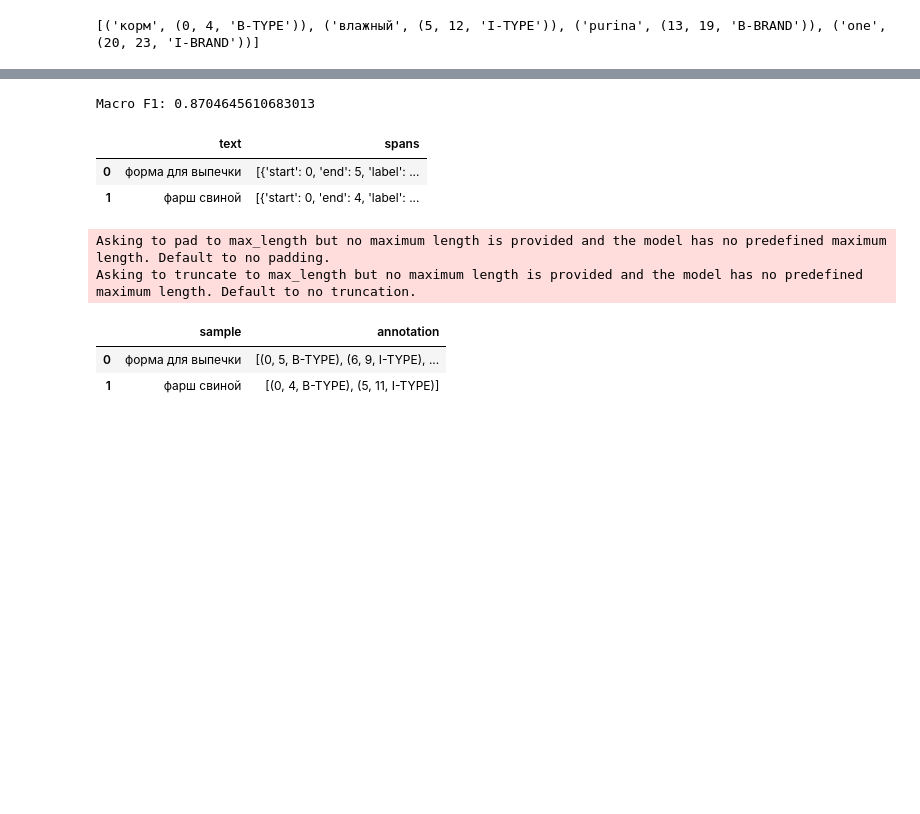
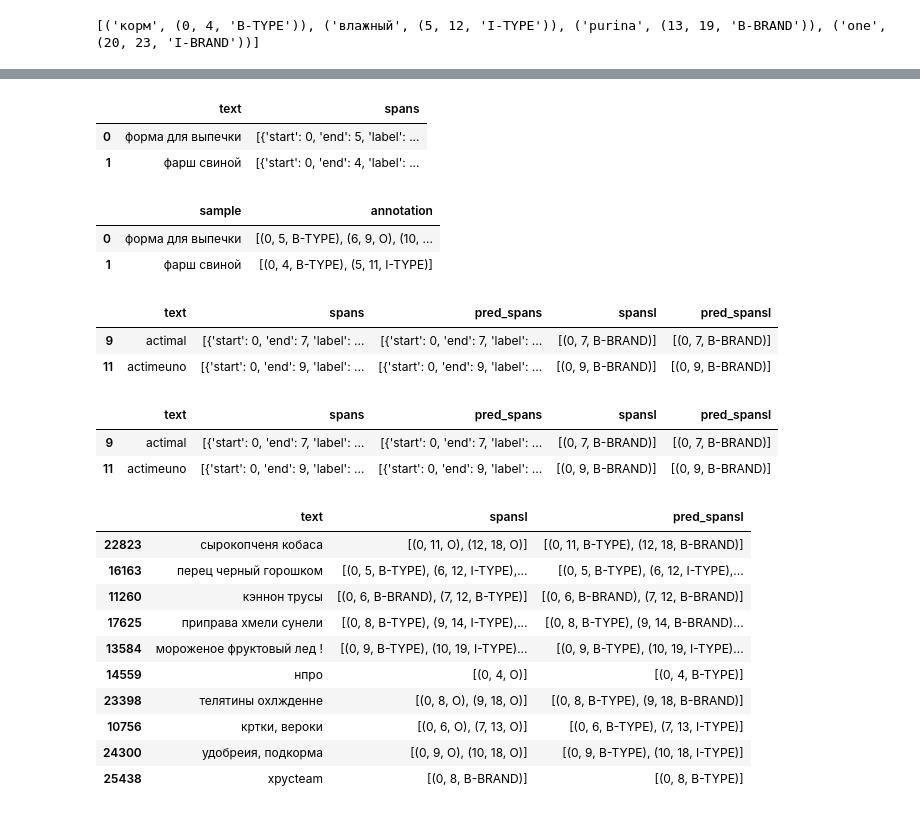
Before and after one commit to GZakala/hack-x5, a Jupyter notebook: research/ner_bert.ipynb, the cells around one changed output, grey strips where cells are left out. Drawn from its saved outputs; the diff is of its cells as text; code cells hidden in the pictures; blank space fills up the shorter version.

```diff
--- a/research/ner_bert.ipynb
+++ b/research/ner_bert.ipynb
@@ -450,6 +445,7 @@ l_model, l_tokenizer = load_model()
 # %% [output]
 ✅ Model loaded from ../models
 # %%
+model = model.to('cuda')
 # пример использования
 def predict(text: str):
     text = text.replace("\xa0", " ")
@@ -468,7 +464,11 @@ def predict(text: str):
     is_numeric = torch.tensor([is_numeric])
 
     with torch.no_grad():
-        logits = model(input_ids=input_ids, attention_mask=attention_mask, is_numeric=is_numeric)['logits'].argmax(dim=-1)[0].cpu().numpy()
+        logits = model(
+            input_ids=input_ids.to('cuda'),
+            attention_mask=attention_mask.to('cuda'),
+            is_numeric=is_numeric.to('cuda'),
+        )['logits'].argmax(dim=-1)[0].cpu().numpy()
     tokens = tokenizer.convert_ids_to_tokens(enc["input_ids"][0])
 
     return logits, offsets, tokens
@@ -577,5 +515,0 @@ text_true_bio = [
-# %%
-score = compute_macro_f1(text_true_bio, [[s[1] for s in spans] for spans in text_pred_bio])
-print("Macro F1:", score)
-# %% [output]
-Macro F1: 0.8704645610683013
@@ -590,21 +518,24 @@ sdf = pd.read_csv('../data/submission.csv', sep=';')
 sdf.columns = ['text', 'spans']
 sdf['spans'] = sdf['spans'].apply(lambda x: [{'start': span[0], 'end': span[1], 'label': span[2].replace('0', 'O')} for span in ast.literal_eval(x)])
 sdf = sdf.iloc[[i for i, s in enumerate(sdf['spans'].values) if s[0]['start'] == 0]]
+sdf.head(2)
+# %% [output]
+|  | text | spans |
+| 0 | форма для выпечки | [{'start': 0, 'end': 5, 'label': ... |
+| 1 | фарш свиной | [{'start': 0, 'end': 4, 'label': ... |
-# %%
-sdf.head(2)
-# %% [output]
-|  | text | spans |
-| 0 | форма для выпечки | [{'start': 0, 'end': 5, 'label': ... |
-| 1 | фарш свиной | [{'start': 0, 'end': 4, 'label': ... |
 # %%
 texts = sdf['text'].tolist()
 s_text_pred_bio = []
-for text in tqdm(texts):
+for text in tqdm(texts, desc='Pred'):
     logits, offsets, tokens = predict(text)
     bio = decode_predictions(text, offsets, logits)
     s_text_pred_bio.append(bio)
-# %% [output]
-Asking to pad to max_length but no maximum length is provided and the model has no predefined maximum length. Default to no padding.
-Asking to truncate to max_length but no maximum length is provided and the model has no predefined maximum length. Default to no truncation.
 # %%
-sbio = [[s[1] for s in spans] for spans in s_text_pred_bio]
+sdf['annotation'] = [[s[1] for s in spans] for spans in s_text_pred_bio]
+sdf = sdf.rename(columns={'text': 'sample'}).drop(columns='spans')
+sdf.to_csv('../data/test.csv', sep=';', index=False)
+sdf.head(2)
+# %% [output]
+|  | sample | annotation |
+| 0 | форма для выпечки | [(0, 5, B-TYPE), (6, 9, O), (10, ... |
+| 1 | фарш свиной | [(0, 4, B-TYPE), (5, 11, I-TYPE)] |
@@ -615,6 +541,0 @@ sdf = sdf.rename(columns={'text': 'sample'}).drop(columns='spans')
-# %%
-sdf.head(2)
-# %% [output]
-|  | sample | annotation |
-| 0 | форма для выпечки | [(0, 5, B-TYPE), (6, 9, I-TYPE), ... |
-| 1 | фарш свиной | [(0, 4, B-TYPE), (5, 11, I-TYPE)] |
@@ -622,0 +602,32 @@ sdf.to_csv('../data/test.csv', sep=';', index=False)
+# %%
+test_df['pred_spans'] = [
+    [{'start': span[0], 'end': span[1], 'label': span[2]} for _, span in items]
+    for items in text_pred_bio
+]
+test_df.head(2)
+# %% [output]
+|  | text | spans | pred_spans | spansl | pred_spansl |
+| 9 | actimal | [{'start': 0, 'end': 7, 'label': ... | [{'start': 0, 'end': 7, 'label': ... | [(0, 7, B-BRAND)] | [(0, 7, B-BRAND)] |
+| 11 | actimeuno | [{'start': 0, 'end': 9, 'label': ... | [{'start': 0, 'end': 9, 'label': ... | [(0, 9, B-BRAND)] | [(0, 9, B-BRAND)] |
+# %%
+test_df['spansl'] = test_df['spans'].apply(lambda spans: [(s['start'], s['end'], s['label']) for s in spans])
+test_df['pred_spansl'] = test_df['pred_spans'].apply(lambda spans: [(s['start'], s['end'], s['label']) for s in spans])
+test_df.head(2)
+# %% [output]
+|  | text | spans | pred_spans | spansl | pred_spansl |
+| 9 | actimal | [{'start': 0, 'end': 7, 'label': ... | [{'start': 0, 'end': 7, 'label': ... | [(0, 7, B-BRAND)] | [(0, 7, B-BRAND)] |
+| 11 | actimeuno | [{'start': 0, 'end': 9, 'label': ... | [{'start': 0, 'end': 9, 'label': ... | [(0, 9, B-BRAND)] | [(0, 9, B-BRAND)] |
+# %%
+test_df[test_df['spansl'] != test_df['pred_spansl']].sample(10)[['text', 'spansl', 'pred_spansl']]
+# %% [output]
+|  | text | spansl | pred_spansl |
+| 22823 | сырокопченя кобаса | [(0, 11, O), (12, 18, O)] | [(0, 11, B-TYPE), (12, 18, B-BRAND)] |
+| 16163 | перец черный горошком | [(0, 5, B-TYPE), (6, 12, I-TYPE),... | [(0, 5, B-TYPE), (6, 12, I-TYPE),... |
+| 11260 | кэннон труcы | [(0, 6, B-BRAND), (7, 12, B-TYPE)] | [(0, 6, B-BRAND), (7, 12, B-BRAND)] |
+| 17625 | приправа хмели сунели | [(0, 8, B-TYPE), (9, 14, I-TYPE),... | [(0, 8, B-TYPE), (9, 14, B-BRAND)... |
+| 13584 | мороженое фруктовый лед ! | [(0, 9, B-TYPE), (10, 19, I-TYPE)... | [(0, 9, B-TYPE), (10, 19, I-TYPE)... |
+| 14559 | нпро | [(0, 4, O)] | [(0, 4, B-TYPE)] |
+| 23398 | телятины охлжденне | [(0, 8, O), (9, 18, O)] | [(0, 8, B-TYPE), (9, 18, B-BRAND)] |
+| 10756 | кртки, вероки | [(0, 6, O), (7, 13, O)] | [(0, 6, B-TYPE), (7, 13, I-TYPE)] |
+| 24300 | удобреия, подкорма | [(0, 9, O), (10, 18, O)] | [(0, 9, B-TYPE), (10, 18, I-TYPE)] |
+| 25438 | хрусteam | [(0, 8, B-BRAND)] | [(0, 8, B-TYPE)] |
```
Also changed, not shown: parts of 19 cells of this notebook, 1 other file.
